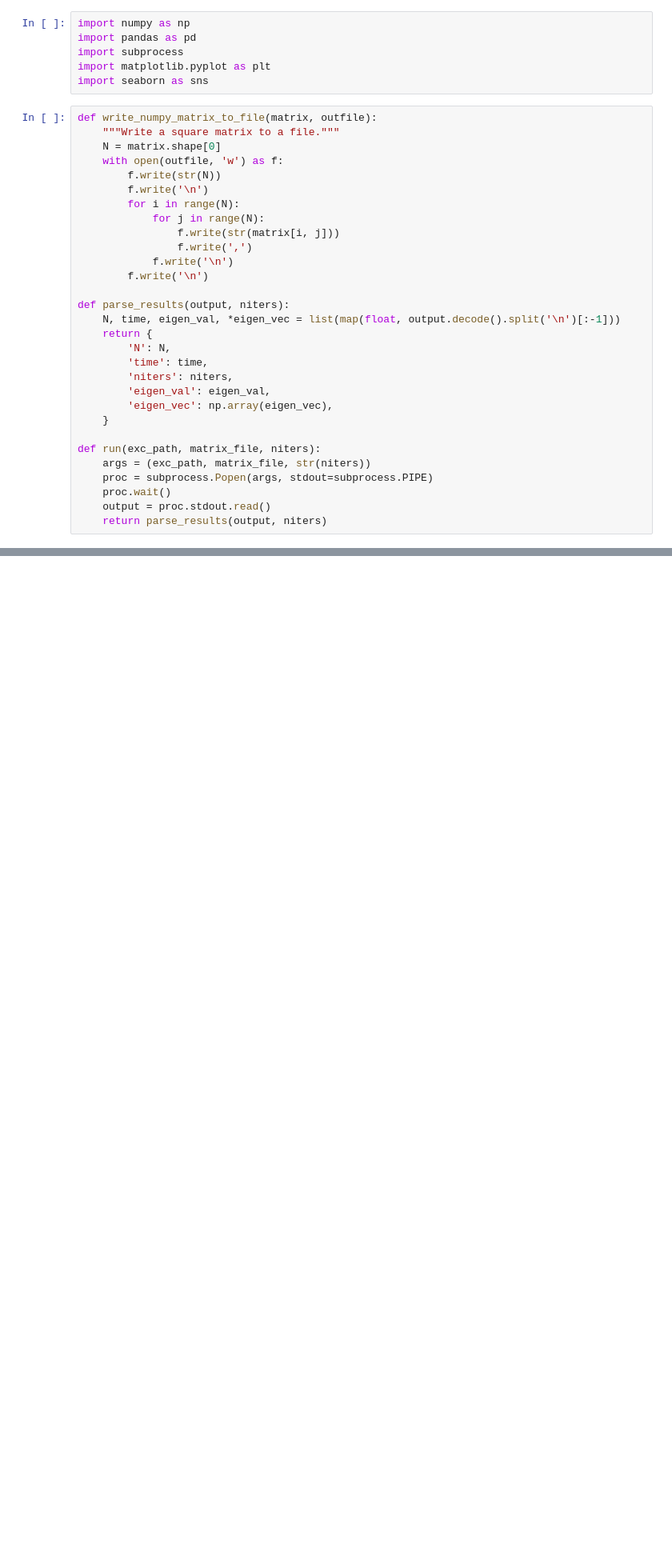
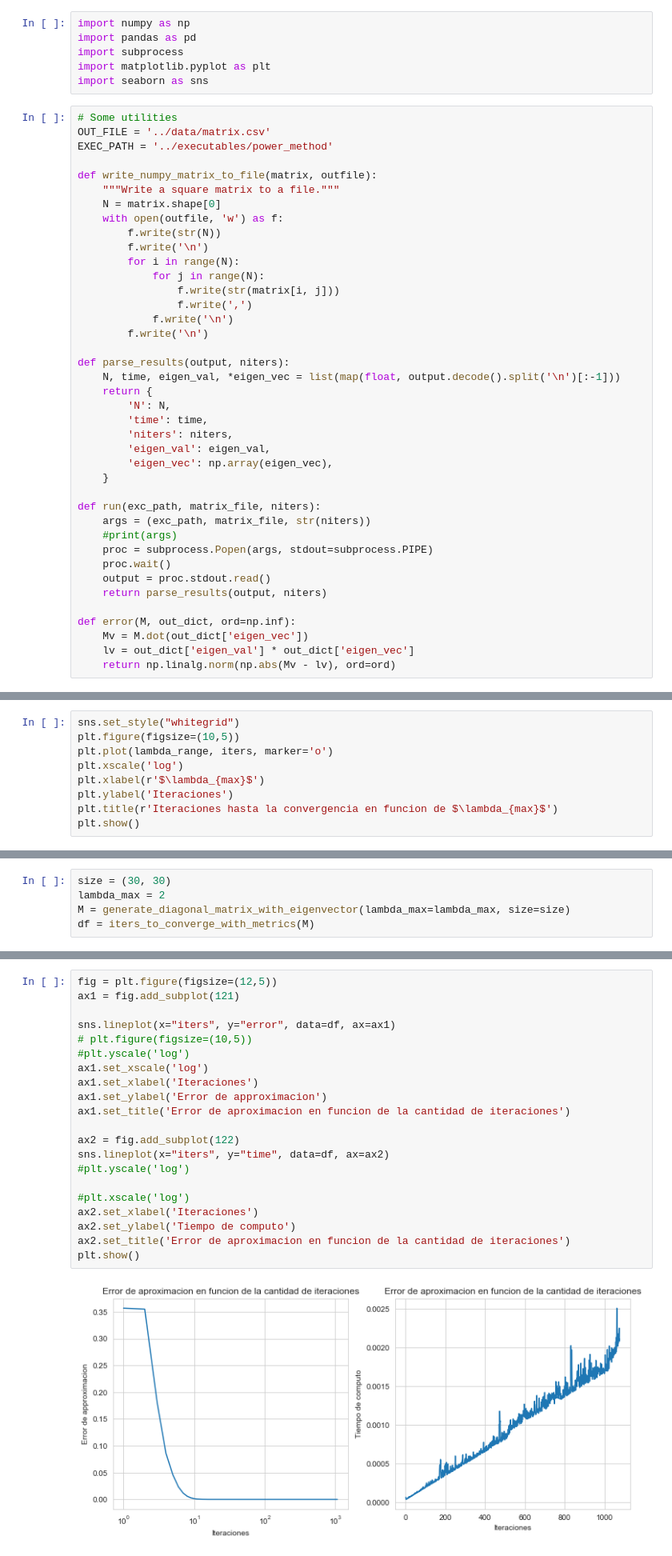
Before and after one commit to Angseton/SentimentAnalysis, a Jupyter notebook: experimentacion/Notebooks/Metodo de Potencias.ipynb, the cells around one changed output, grey strips where cells are left out. Shown: that part at 80% size. Drawn from its saved outputs; the diff is of its cells as text; blank space fills up the shorter version.

Commit message:
Added PowerMethod notebook with results

```diff
--- a/experimentacion/Notebooks/Metodo de Potencias.ipynb
+++ b/experimentacion/Notebooks/Metodo de Potencias.ipynb
@@ -5,6 +5,10 @@ import subprocess
 import matplotlib.pyplot as plt
 import seaborn as sns
 # %%
+# Some utilities
+OUT_FILE = '../data/matrix.csv'
+EXEC_PATH = '../executables/power_method'
+
 def write_numpy_matrix_to_file(matrix, outfile):
     """Write a square matrix to a file."""
     N = matrix.shape[0]
@@ -30,7 +34,13 @@ def parse_results(output, niters):
 
 def run(exc_path, matrix_file, niters):
     args = (exc_path, matrix_file, str(niters))
+    #print(args)
     proc = subprocess.Popen(args, stdout=subprocess.PIPE)
     proc.wait()
     output = proc.stdout.read()
     return parse_results(output, niters)
+
+def error(M, out_dict, ord=np.inf):
+    Mv = M.dot(out_dict['eigen_vec'])
+    lv = out_dict['eigen_val'] * out_dict['eigen_vec']
+    return np.linalg.norm(np.abs(Mv - lv), ord=ord)
@@ -114,0 +82,9 @@ plt.yscale('log')
+# %%
+sns.set_style("whitegrid")
+plt.figure(figsize=(10,5))
+plt.plot(lambda_range, iters, marker='o')
+plt.xscale('log')
+plt.xlabel(r'$\lambda_{max}$')
+plt.ylabel('Iteraciones')
+plt.title(r'Iteraciones hasta la convergencia en funcion de $\lambda_{max}$')
+plt.show()
@@ -114,0 +126,5 @@ plt.yscale('log')
+# %%
+size = (30, 30)
+lambda_max = 2
+M = generate_diagonal_matrix_with_eigenvector(lambda_max=lambda_max, size=size)
+df = iters_to_converge_with_metrics(M)
@@ -114,0 +157,23 @@ plt.yscale('log')
+# %%
+fig = plt.figure(figsize=(12,5))
+ax1 = fig.add_subplot(121)
+
+sns.lineplot(x="iters", y="error", data=df, ax=ax1)
+# plt.figure(figsize=(10,5))
+#plt.yscale('log')
+ax1.set_xscale('log')
+ax1.set_xlabel('Iteraciones')
+ax1.set_ylabel('Error de approximacion')
+ax1.set_title('Error de aproximacion en funcion de la cantidad de iteraciones')
+
+ax2 = fig.add_subplot(122)
+sns.lineplot(x="iters", y="time", data=df, ax=ax2)
+#plt.yscale('log')
+
+#plt.xscale('log')
+ax2.set_xlabel('Iteraciones')
+ax2.set_ylabel('Tiempo de computo')
+ax2.set_title('Error de aproximacion en funcion de la cantidad de iteraciones')
+plt.show()
+# %% [output]
+[figure, added]
```
Also changed, not shown: parts of 12 cells of this notebook, 6 other files.
